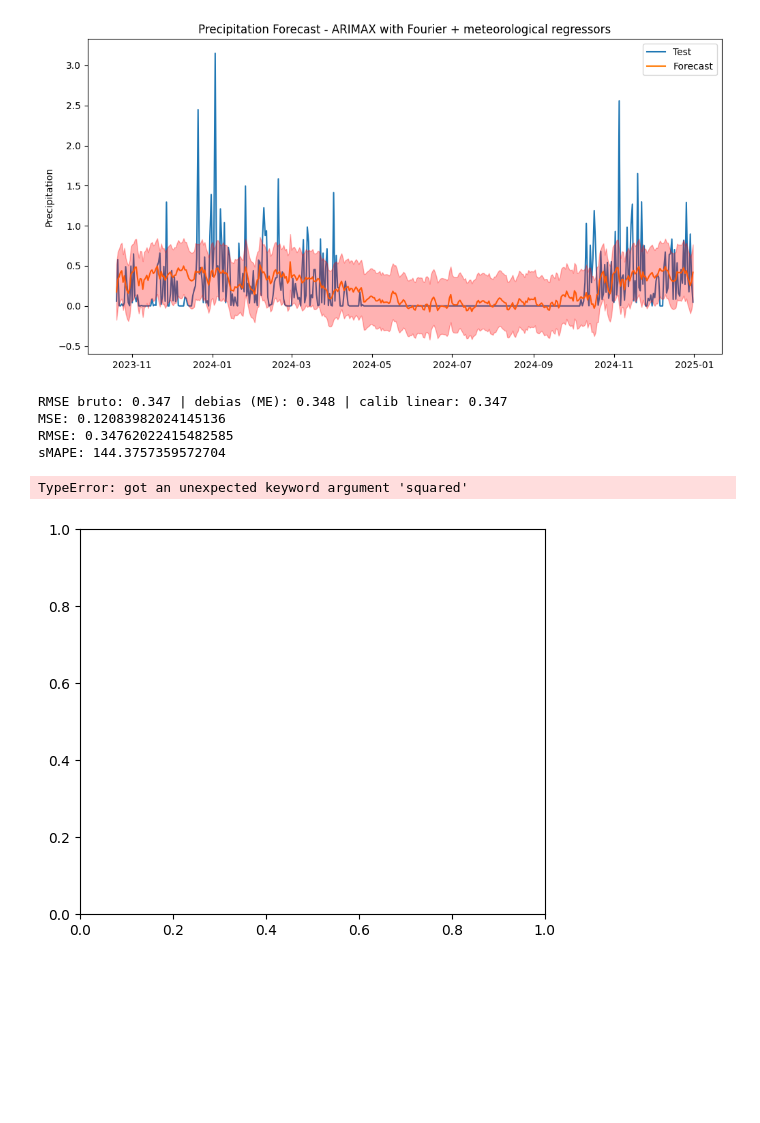
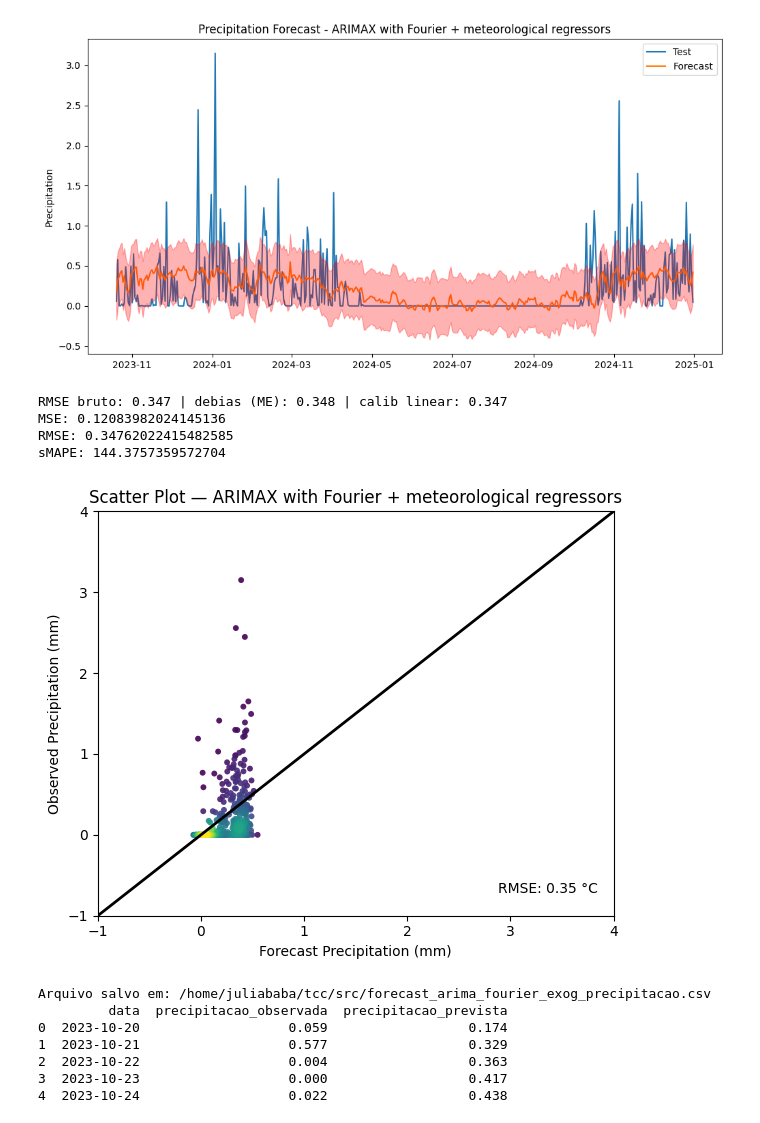
Before and after one commit to juliababa/TCC, a Jupyter notebook: src/forecast_other_variables_precipitacao.ipynb, the cells around one changed output. Cells and saved outputs as stored; diff of their text form; code cells hidden in the pictures; blank space fills up the shorter version.

```diff
--- a/src/forecast_other_variables_precipitacao.ipynb
+++ b/src/forecast_other_variables_precipitacao.ipynb
@@ -930,7 +920,7 @@ def get_forecast_test_graph(df_test, forecast, forecast_parameter, ax, title=Non
     y_true = np.asarray(df_test[forecast_parameter]).ravel()
     y_pred = np.asarray(forecast).ravel()
 
-    rmse = mean_squared_error(y_true, y_pred, squared=False)
+    rmse = mean_squared_error(y_true, y_pred) ** 0.5
 
     vmin = float(np.floor(min(y_true.min(), y_pred.min())))
     vmax = float(np.ceil(max(y_true.max(), y_pred.max())))
@@ -1091,35 +1081,41 @@ from pathlib import Path
 idx = forecast.index
 try:
     idx = idx.tz_localize(None)
 except Exception:
     pass
 
 # Monta o DataFrame de saída
 df_out = pd.DataFrame({
     "data": pd.to_datetime(idx).strftime("%Y-%m-%d"),
     "precipitacao_observada": df_test.loc[forecast.index, forecast_parameter].to_numpy(),
     "precipitacao_prevista": forecast.to_numpy()
 })
 
 # Arredonda os valores para 3 casas decimais
 df_out["precipitacao_observada"] = df_out["precipitacao_observada"].round(3)
 df_out["precipitacao_prevista"] = df_out["precipitacao_prevista"].round(3)
 
 # Caminho do arquivo
 saida = Path("forecast_arima_fourier_exog_precipitacao.csv")
 
 # Salva com separador ';'
 df_out.to_csv(saida, sep=";", index=False, encoding="utf-8-sig")
 
 print(f"Arquivo salvo em: {saida.resolve()}")
 print(df_out.head())
 # %% [output]
 RMSE bruto: 0.347 | debias (ME): 0.348 | calib linear: 0.347
 MSE: 0.12083982024145136
 RMSE: 0.34762022415482585
 sMAPE: 144.3757359572704
+[figure, new version]
-TypeError: got an unexpected keyword argument 'squared'
+Arquivo salvo em: /home/juliababa/tcc/src/forecast_arima_fourier_exog_precipitacao.csv
+         data  precipitacao_observada  precipitacao_prevista
+0  2023-10-20                   0.059                  0.174
+1  2023-10-21                   0.577                  0.329
+2  2023-10-22                   0.004                  0.363
+3  2023-10-23                   0.000                  0.417
+4  2023-10-24                   0.022                  0.438
-[figure, old version]
 # %%
 from statsmodels.tsa.arima.model import ARIMA
 import numpy as np
```
Also changed, not shown: parts of 6 cells of this notebook, 19 other files.
